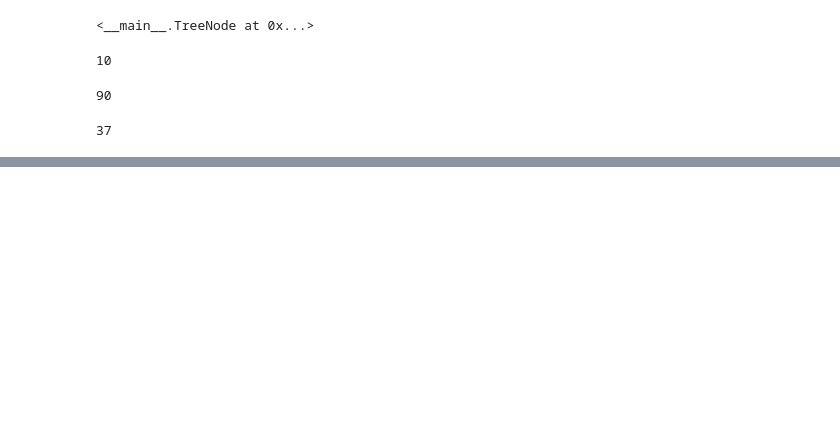
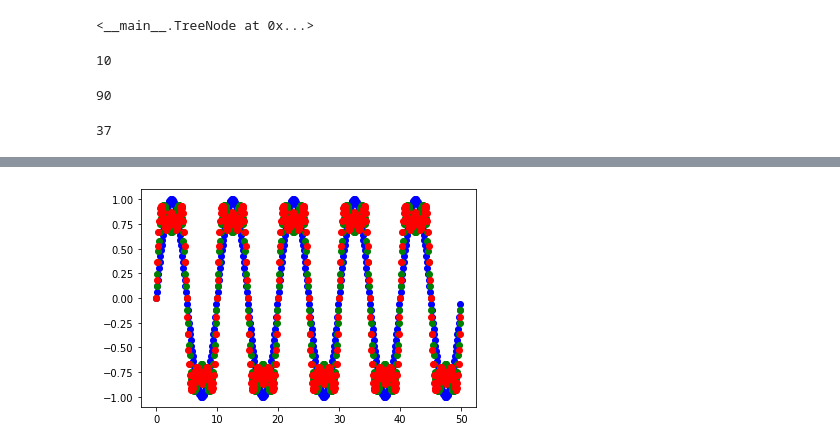
Before and after one commit to SulochanaDhar/Practice2, a Jupyter notebook: Tree1.ipynb, the cells around one changed output, grey strips where cells are left out. Saved outputs shown, nothing was run; the diff lists cells and outputs as text; code cells hidden in the pictures; blank space fills up the shorter version.

```diff
--- a/Tree1.ipynb
+++ b/Tree1.ipynb
@@ -42,0 +51,11 @@ b.right.right.data
+# %%
+y2 = (1/3)*np.sin(3*2*np.pi*x/10)
+# %%
+y3 = (1/5)*np.sin(5*2*np.pi*x/10)
+# %%
+plt.scatter(x,y1,color='b')
+plt.scatter(x,y1+y2, color='g')
+plt.scatter(x,y1+y2+y3,color='r')
+plt.show()
+# %% [output]
+[figure, added]
```
Also changed, not shown: parts of 17 cells of this notebook.
